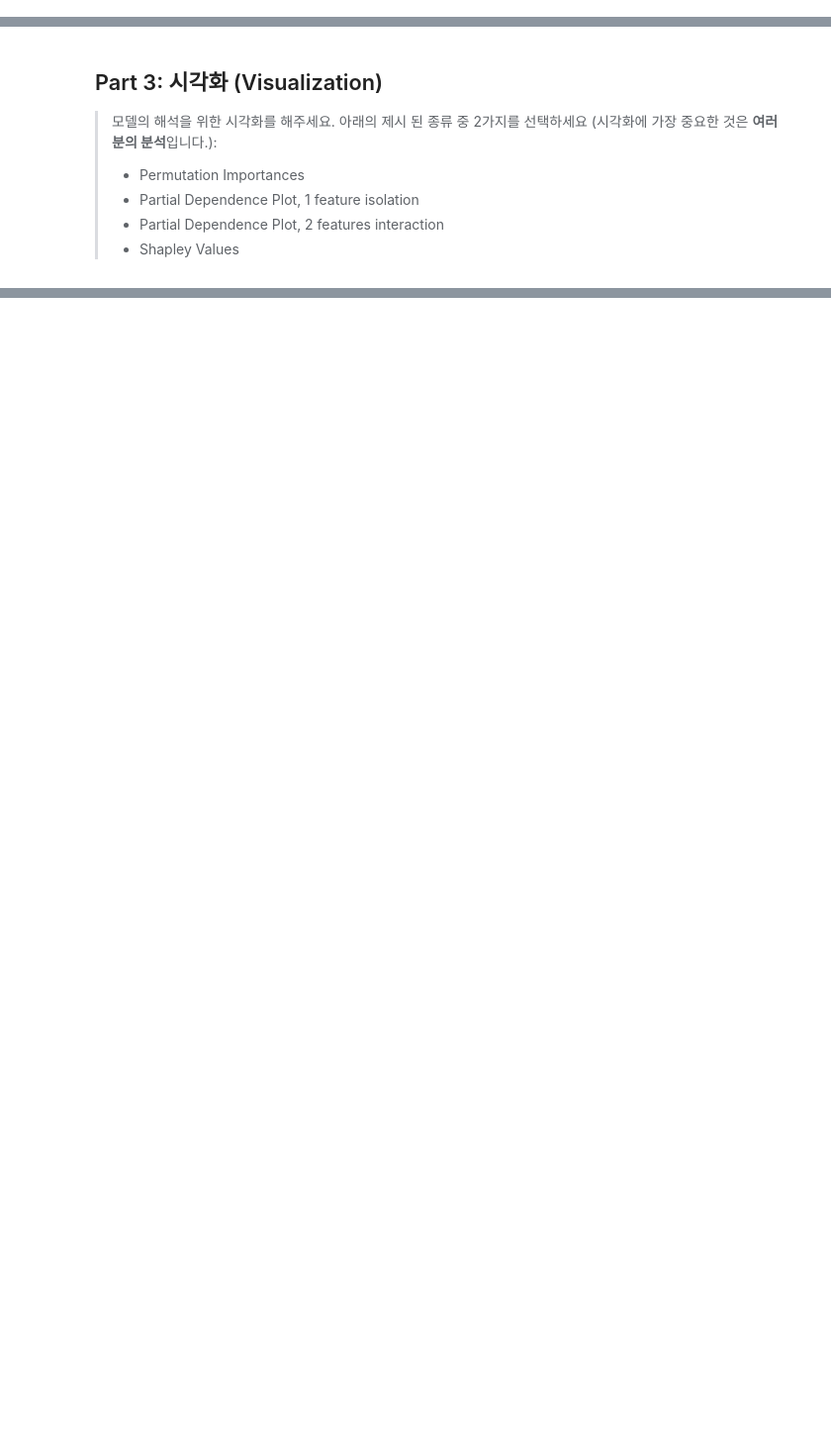
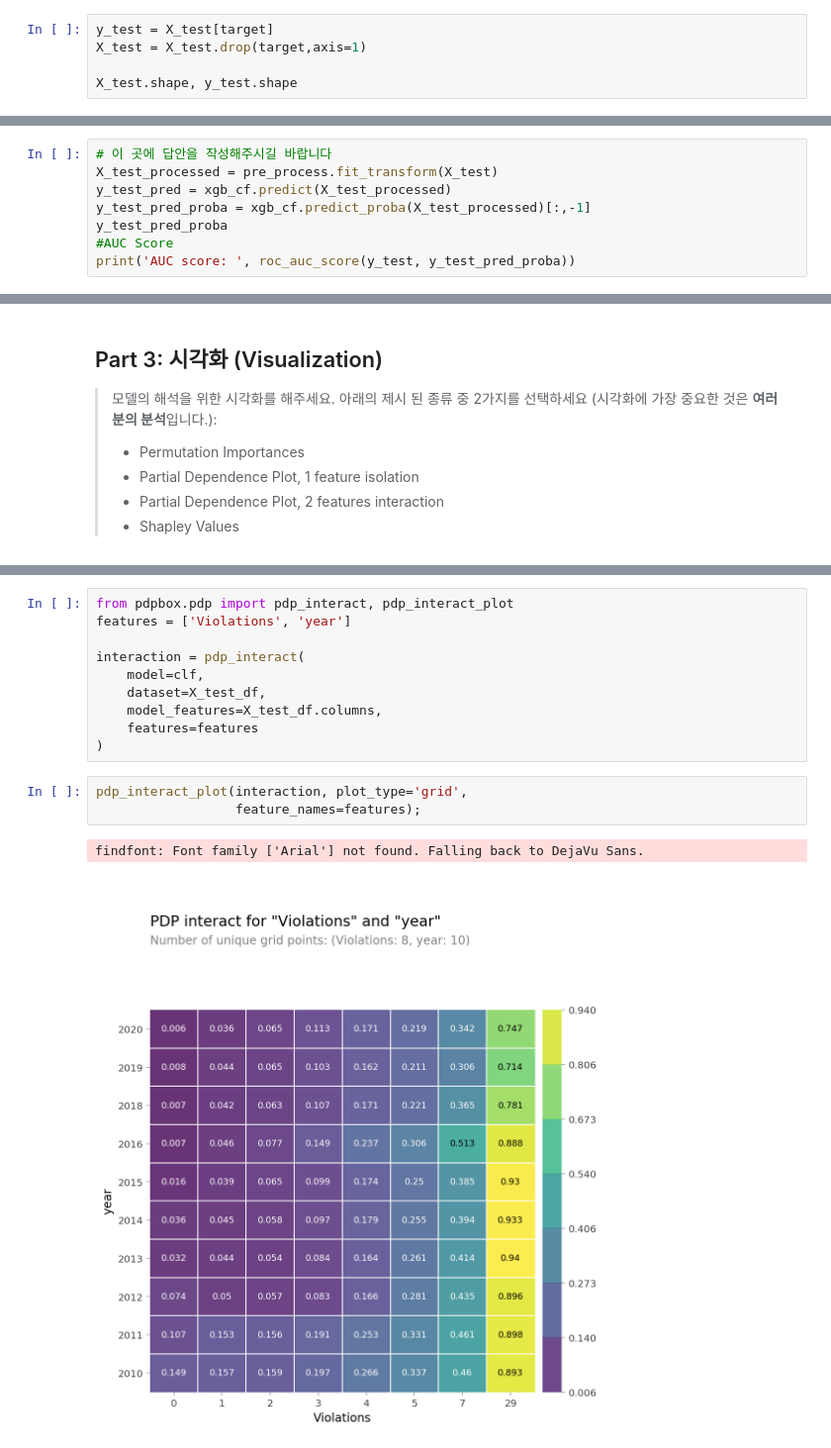
Before and after one commit to y001003/Bootcamp, a Jupyter notebook: ai06_sc23x_박영수_2차제출.ipynb, the cells around one changed output, grey strips where cells are left out. Shown: that part at 99% size. Saved outputs shown, nothing was run; the diff lists cells and outputs as text; blank space fills up the shorter version.

```diff
--- a/ai06_sc23x_박영수_2차제출.ipynb
+++ b/ai06_sc23x_박영수_2차제출.ipynb
@@ -274,0 +287,5 @@ X_train.shape, X_test.shape
+# %%
+y_test = X_test[target]
+X_test = X_test.drop(target,axis=1)
+
+X_test.shape, y_test.shape
@@ -284,0 +360,8 @@ X_train.shape, X_test.shape
+# %%
+# 이 곳에 답안을 작성해주시길 바랍니다
+X_test_processed = pre_process.fit_transform(X_test)
+y_test_pred = xgb_cf.predict(X_test_processed)
+y_test_pred_proba = xgb_cf.predict_proba(X_test_processed)[:,-1]
+y_test_pred_proba
+#AUC Score
+print('AUC score: ', roc_auc_score(y_test, y_test_pred_proba))
@@ -299,0 +494,16 @@ X_train.shape, X_test.shape
+# %%
+from pdpbox.pdp import pdp_interact, pdp_interact_plot
+features = ['Violations', 'year']
+
+interaction = pdp_interact(
+    model=clf,
+    dataset=X_test_df,
+    model_features=X_test_df.columns,
+    features=features
+)
+# %%
+pdp_interact_plot(interaction, plot_type='grid',
+                  feature_names=features);
+# %% [output]
+findfont: Font family ['Arial'] not found. Falling back to DejaVu Sans.
+[figure, added]
```
Also changed, not shown: parts of 19 cells of this notebook.
